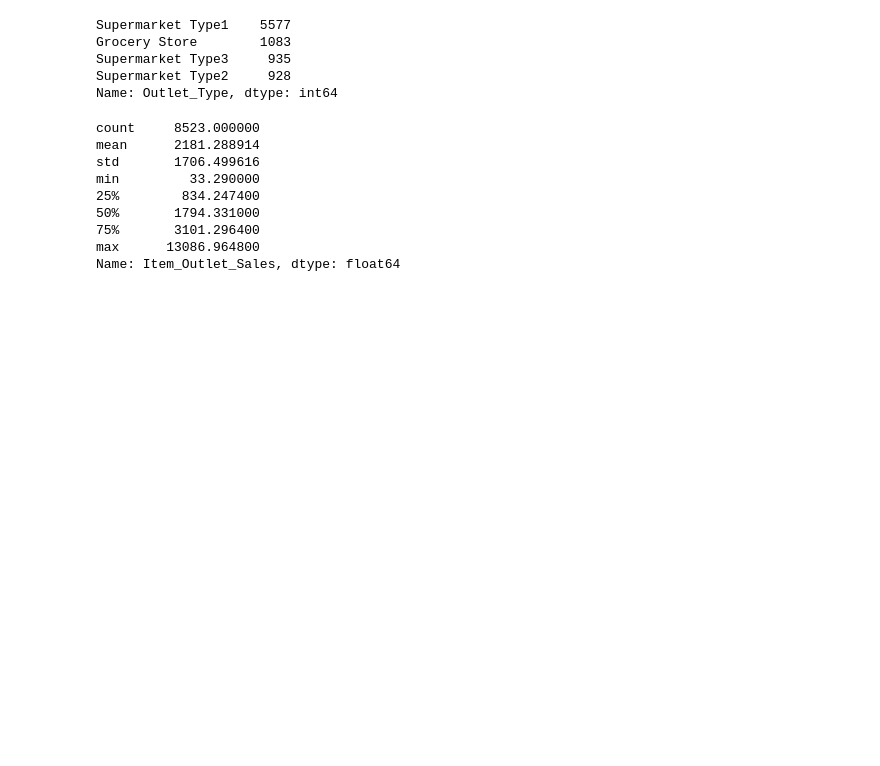
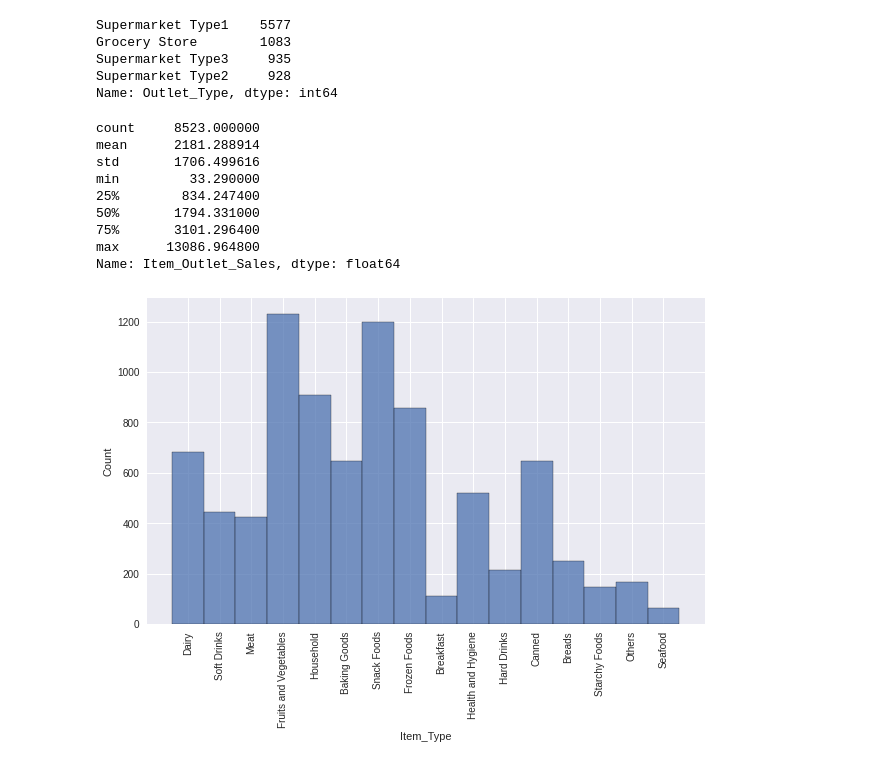
Before and after one commit to DanielDiazMarin/Predicciones_de_Ventas_Alimenticias, a Jupyter notebook: Proyecto_1.ipynb, the cells around one changed output. Cells and saved outputs as stored; diff of their text form; code cells hidden in the pictures; blank space fills up the shorter version.

```diff
--- a/Proyecto_1.ipynb
+++ b/Proyecto_1.ipynb
@@ -140,3 +160,10 @@ min         33.290000
 75%       3101.296400
 max      13086.964800
 Name: Item_Outlet_Sales, dtype: float64
+# %%
+plt.figure(figsize=(10, 6))
+sns.histplot(df.Item_Type, bins=16)
+plt.xticks(rotation = 90)
+plt.show()
+# %% [output]
+[figure, added]
```
Also changed, not shown: parts of 11 cells of this notebook.
